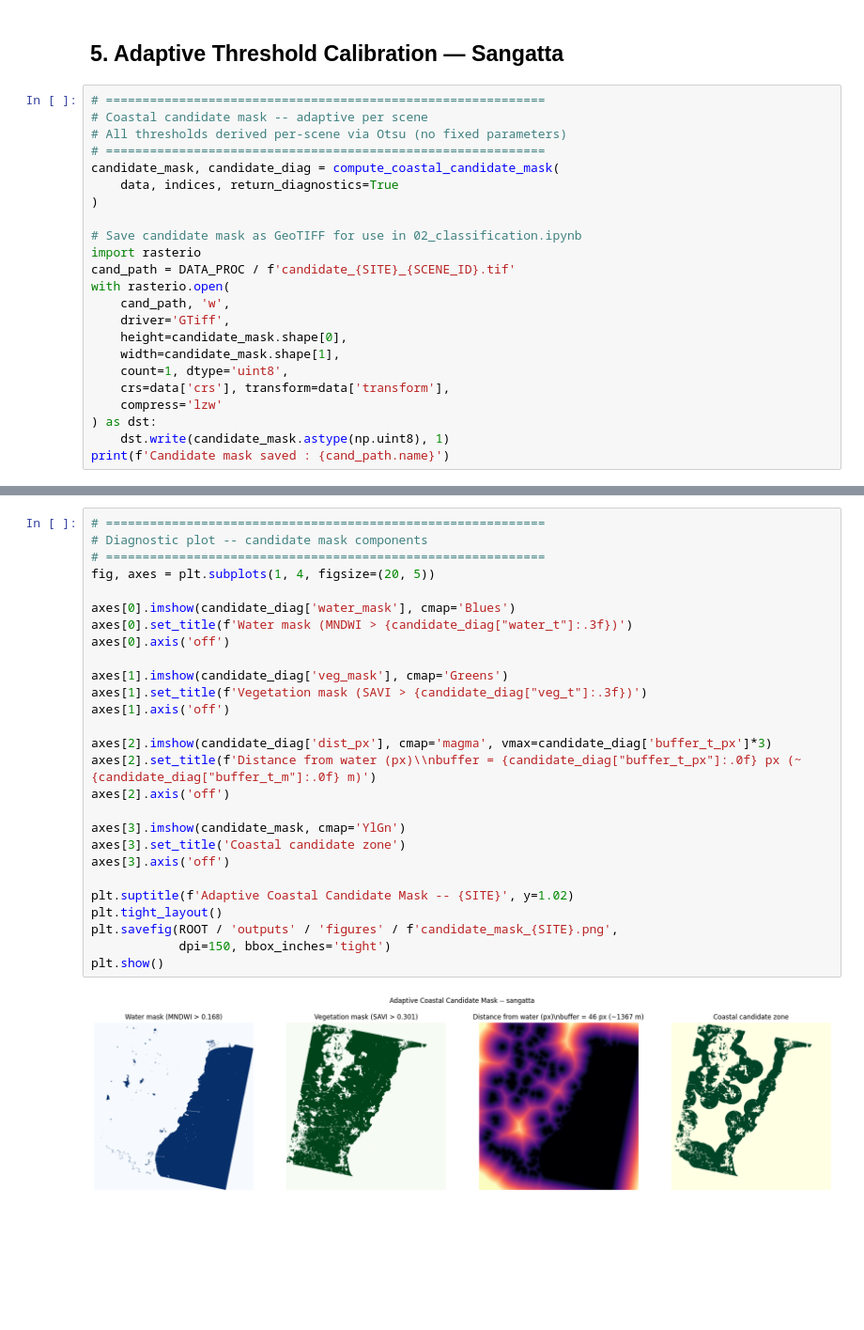
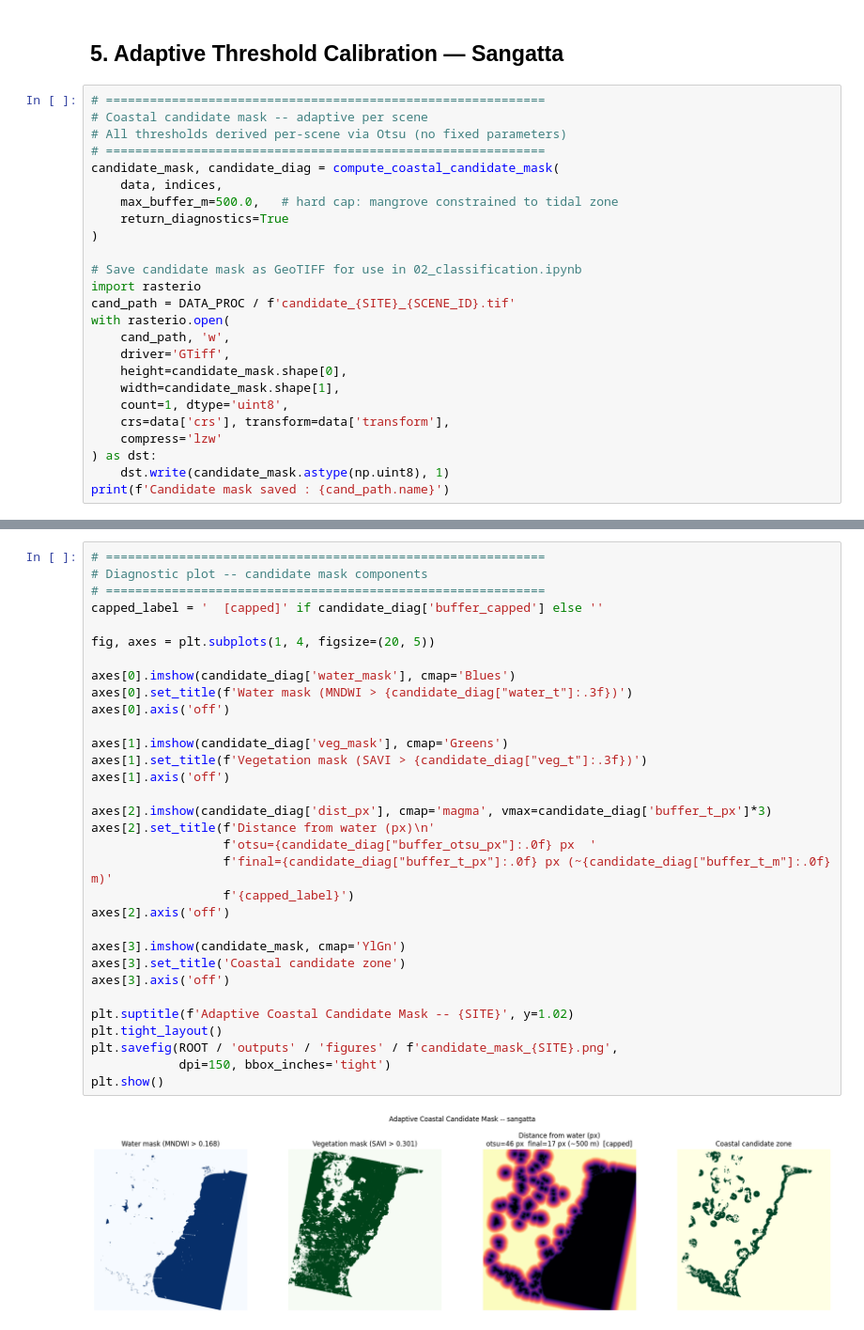
Before and after one commit to mwahyur46/tanager-mangrove-mapping, a Jupyter notebook: notebooks/01_preprocessing.ipynb, the cells around one changed output, grey strips where cells are left out. Shown at 94% size. Drawn from its saved outputs; the diff is of its cells as text; blank space fills up the shorter version.

```diff
--- a/notebooks/01_preprocessing.ipynb
+++ b/notebooks/01_preprocessing.ipynb
@@ -315,7 +327,9 @@ plt.show()
 # All thresholds derived per-scene via Otsu (no fixed parameters)
 # ============================================================
 candidate_mask, candidate_diag = compute_coastal_candidate_mask(
-    data, indices, return_diagnostics=True
+    data, indices,
+    max_buffer_m=500.0,   # hard cap: mangrove constrained to tidal zone
+    return_diagnostics=True
 )
 
 # Save candidate mask as GeoTIFF for use in 02_classification.ipynb
@@ -342,29 +357,34 @@ Candidate mask saved : candidate_sangatta_20250302_030003_92_4001.tif
 # %%
 # ============================================================
 # Diagnostic plot -- candidate mask components
 # ============================================================
+capped_label = '  [capped]' if candidate_diag['buffer_capped'] else ''
+
 fig, axes = plt.subplots(1, 4, figsize=(20, 5))
 
 axes[0].imshow(candidate_diag['water_mask'], cmap='Blues')
 axes[0].set_title(f'Water mask (MNDWI > {candidate_diag["water_t"]:.3f})')
 axes[0].axis('off')
 
 axes[1].imshow(candidate_diag['veg_mask'], cmap='Greens')
 axes[1].set_title(f'Vegetation mask (SAVI > {candidate_diag["veg_t"]:.3f})')
 axes[1].axis('off')
 
 axes[2].imshow(candidate_diag['dist_px'], cmap='magma', vmax=candidate_diag['buffer_t_px']*3)
-axes[2].set_title(f'Distance from water (px)\\nbuffer = {candidate_diag["buffer_t_px"]:.0f} px (~{candidate_diag["buffer_t_m"]:.0f} m)')
+axes[2].set_title(f'Distance from water (px)\n'
+                  f'otsu={candidate_diag["buffer_otsu_px"]:.0f} px  '
+                  f'final={candidate_diag["buffer_t_px"]:.0f} px (~{candidate_diag["buffer_t_m"]:.0f} m)'
+                  f'{capped_label}')
 axes[2].axis('off')
 
 axes[3].imshow(candidate_mask, cmap='YlGn')
 axes[3].set_title('Coastal candidate zone')
 axes[3].axis('off')
 
 plt.suptitle(f'Adaptive Coastal Candidate Mask -- {SITE}', y=1.02)
 plt.tight_layout()
 plt.savefig(ROOT / 'outputs' / 'figures' / f'candidate_mask_{SITE}.png',
             dpi=150, bbox_inches='tight')
 plt.show()
 # %% [output]
-[figure, old version]
+[figure, new version]
```
Also changed, not shown: parts of 19 cells of this notebook, 8 other files.
